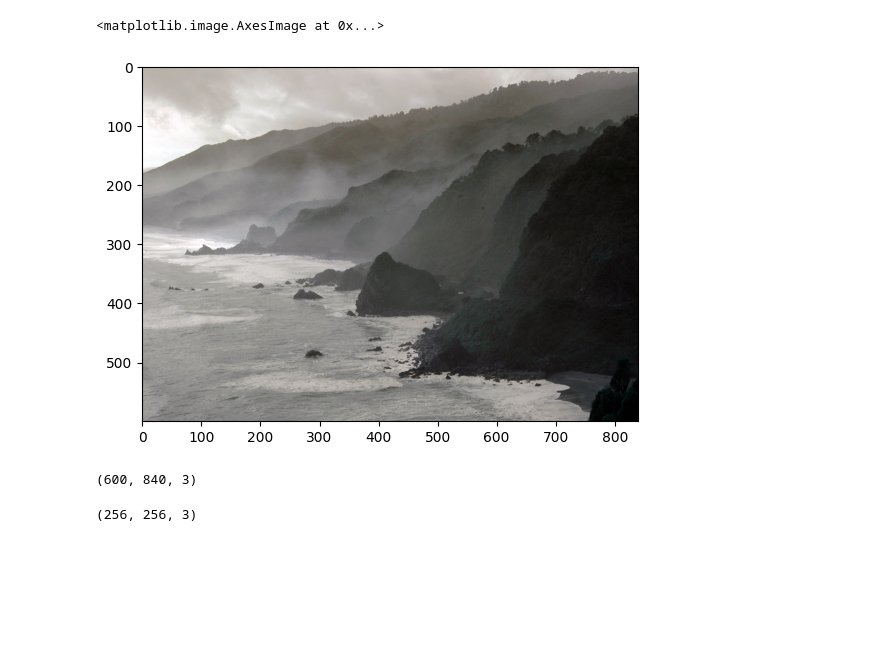
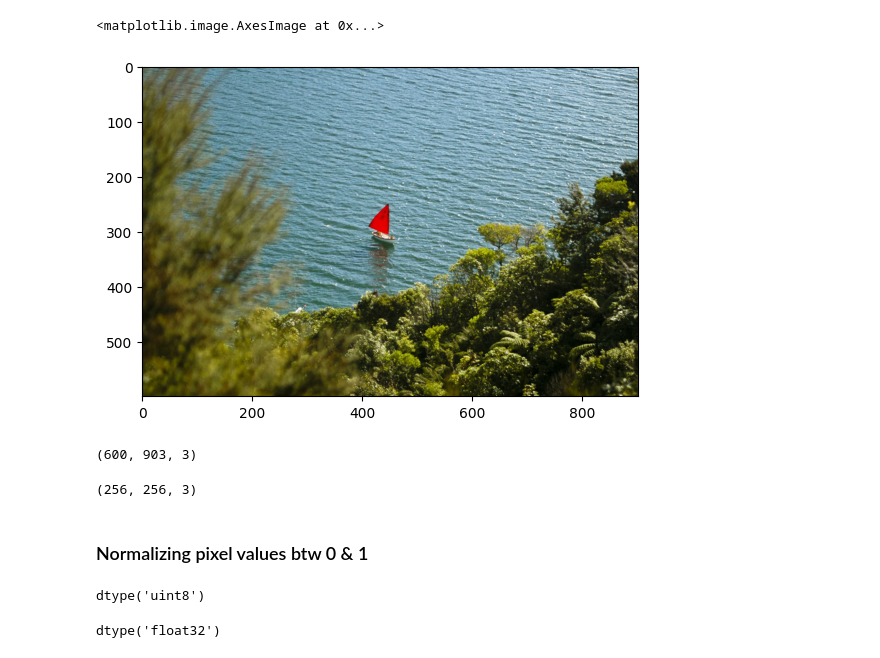
Before and after one commit to asishjose/Deep-Learning, a Jupyter notebook: 4__Open_CV/005_review_1.ipynb, the cells around one changed output. Drawn from its saved outputs; the diff is of its cells as text; code cells hidden in the pictures; blank space fills up the shorter version.

```diff
--- a/4__Open_CV/005_review_1.ipynb
+++ b/4__Open_CV/005_review_1.ipynb
@@ -3,12 +3,18 @@ import cv2
 import numpy as np
 import matplotlib.pyplot as plt
 # %%
-img = cv2.imread('New_Zealand_Coast.jpg')
+img = cv2.imread('New_Zealand_Boat.jpg', cv2.IMREAD_COLOR_BGR)
+# %%
+img = cv2.cvtColor(img, cv2.COLOR_BGR2RGB)
 # %%
-plt.imshow(img, cmap='gray')
+plt.imshow(img)
 # %% [output]
 <matplotlib.image.AxesImage at 0x...>
-[figure, old version]
+[figure, new version]
+# %%
+img.shape
+# %% [output]
+(600, 903, 3)
 # %%
 h = 256
 w = 256
@@ -16,9 +22,5 @@ dims = (h, w)
 
 resized = cv2.resize(img, dsize=dims)
-# %%
-img.shape
-# %% [output]
-(600, 840, 3)
 # %%
 resized.shape
 # %% [output]
@@ -29,0 +28,6 @@ cv2.Canny()
+# %% [markdown]
+### Normalizing pixel values btw 0 & 1
+# %%
+resized.dtype
+# %% [output]
+dtype('uint8')
@@ -29,0 +36,4 @@ cv2.Canny()
+# %%
+norm_img.dtype
+# %% [output]
+dtype('float32')
```
Also changed, not shown: parts of 18 cells of this notebook, 5 other files.
